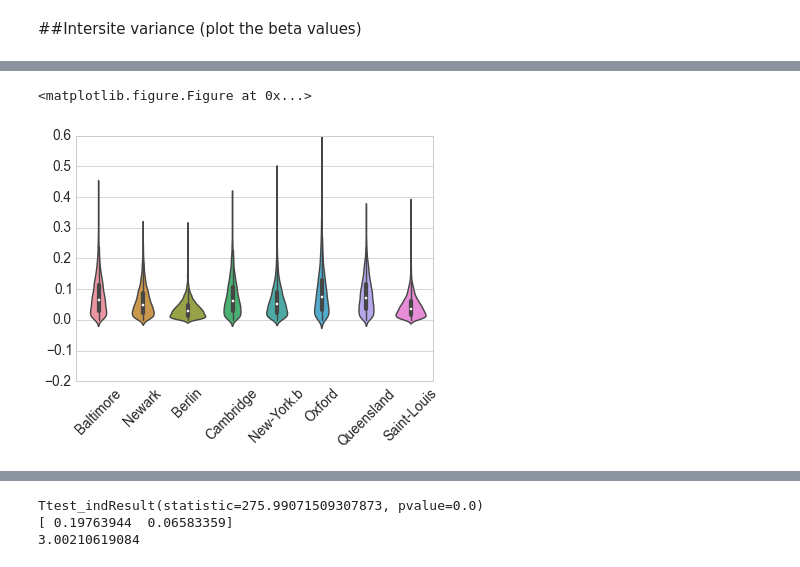
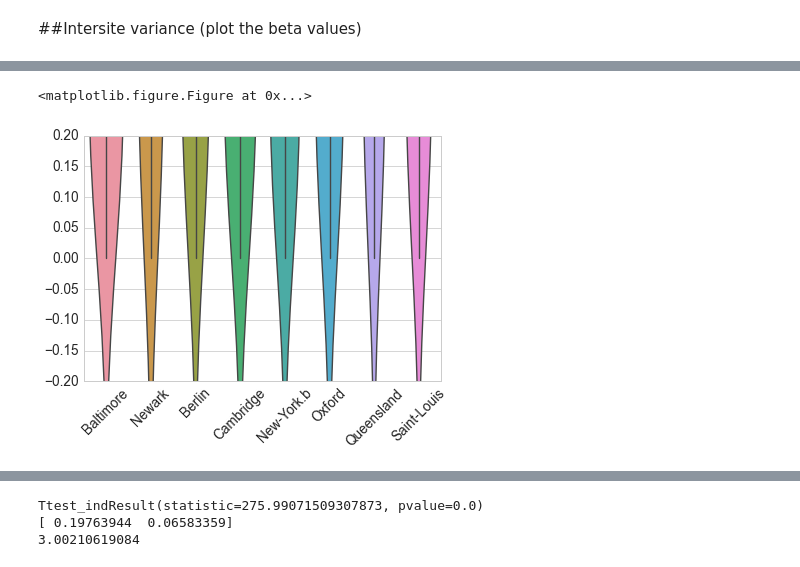
Before and after one commit to SIMEXP/Projects, a Jupyter notebook: multisite/multisite_figure_part1.ipynb, the cells around one changed output, grey strips where cells are left out. Cells and saved outputs as stored; diff of their text form; code cells hidden in the pictures.

```diff
--- a/multisite/multisite_figure_part1.ipynb
+++ b/multisite/multisite_figure_part1.ipynb
@@ -2016,41 +2016,47 @@ def gen_fig(list_conn_sites):
         x_=[]
         contrast=[]
         for k in range(0,len(demog_data)):
-            tmp_x = sm.tools.add_constant(demog_data[k])
-            if k==sidx:
-                if len(x_)==0:
-                    contrast = np.ones(tmp_x.shape[0])
-                    x_ = tmp_x
-                else:
-                    contrast = np.hstack((contrast,np.ones(tmp_x.shape[0])))
-                    x_ = np.vstack((x_,tmp_x))
+            #tmp_x = sm.tools.add_constant(demog_data[k])
+            tmp_x = demog_data[k]
+            if len(x_)==0:
+                contrast = np.zeros((tmp_x.shape[0],8))
+                contrast[:,k] = 1
+                x_ = np.hstack((tmp_x,contrast))
             else:
-                if len(x_)==0:
-                    contrast = np.zeros(tmp_x.shape[0])
-                    x_ = tmp_x
-                else:
-                    contrast = np.hstack((contrast,np.zeros(tmp_x.shape[0])))
-                    x_ = np.vstack((x_,tmp_x))
-
-        x_ = np.hstack((contrast[:,np.newaxis],x_))
-        beta = []
-        #print conn_vec_tmp.shape
-        for nn in range(conn_vec_tmp.shape[0]):
-        #for nn in range(2):
-            y_ = conn_vec_tmp[nn,:]
-            glm_ = sm.GLM(y_, x_)
-            res = glm_.fit()
-            #print(res.summary())
-            beta.append(res.params[0])
-        beta = np.array(beta)
-        #rejected , pvaluecorrected = smm.multipletests(pval, alpha=0.05, method='fdr_bh')[:2]
-        if len(all_rejected)==0:
-            all_rejected = beta
-        else:
-            all_rejected = np.vstack((all_rejected,beta))
+                contrast_tmp = np.zeros((tmp_x.shape[0],8))
+                contrast_tmp[:,k] = 1
+                contrast = np.vstack((contrast,contrast_tmp))
+                tmp_x = np.hstack((tmp_x,contrast_tmp))
+                x_ = np.vstack((x_,tmp_x))
 
 
-    return all_rejected
+        contrast=[0.,0,0]
+        for k in range(0,len(demog_data)):
+
+            if k==sidx:
+                contrast.append(1)
+            else:
+                num = demog_data[k].shape[0]
+                denom = x_.shape[0] - demog_data[sidx].shape[0]
+                contrast.append(0)
+        contrast = np.array(contrast)
+
+        print conn_vec_tmp.T.shape, x_.shape
+        model = {'y': conn_vec_tmp.T,'x': x_*1.,'c':contrast};
+        print contrast
+        res = niakglm(model)
+        std_eff = res['cohens_d']
+
+        #plt.figure()
+        #plt.plot(x_[:,0])
+
+        if len(all_rejected)==0:
+            all_rejected = std_eff
+        else:
+            all_rejected = np.vstack((all_rejected,std_eff))
+
+
+    return all_rejected,model,res
 
 
 
@@ -2060,8 +2066,8 @@ def gen_fig(list_conn_sites):
 
 
 
-all_beta = gen_fig(list_conn_sites)
-
+all_beta_intra,model,res = gen_fig(list_conn_sites)
+scipy.io.savemat('/Users/christian/Dropbox/model_test_glmpy.mat',model)
 conn_vec_tmp = []
 site_names = ['Baltimore','Newark','Berlin','Cambridge','New-York.b','Oxford','Queensland','Saint-Louis']
 for k in range(len(list_conn_sites)):
@@ -2071,17 +2077,17 @@ for k in range(len(list_conn_sites)):
         conn_vec_tmp = np.vstack((conn_vec_tmp,list_conn_sites[k].std(axis=1)))
 
 n, p = 40, 8
-print np.abs(all_beta.T)
-print all_beta.T
+print np.abs(all_beta_intra.T)
+print all_beta_intra.T
 
 # Use cubehelix to get a custom sequential palette
 #pal = sns.cubehelix_palette(p, rot=-.5, dark=.3)
 plt.figure()
-conn_vec_tmp = pd.DataFrame(np.abs(all_beta.T),columns=site_names)
+conn_vec_tmp = pd.DataFrame(np.abs(all_beta_intra.T),columns=site_names)
 # Show each distribution with both violins and points
 
 ax = sns.violinplot(data=conn_vec_tmp)
 locs, labels = plt.xticks()
 plt.setp(labels, rotation=45)
-ax.set_ylim(-0.2,0.6)
+ax.set_ylim(-0.2,0.2)
 # %% [output]
@@ -2106,2 +2112,2 @@ ax.set_ylim(-0.2,0.6)
 <matplotlib.figure.Figure at 0x...>
-[figure, old version]
+[figure, new version]
```
Also changed, not shown: parts of 9 cells of this notebook, 1 other file.
